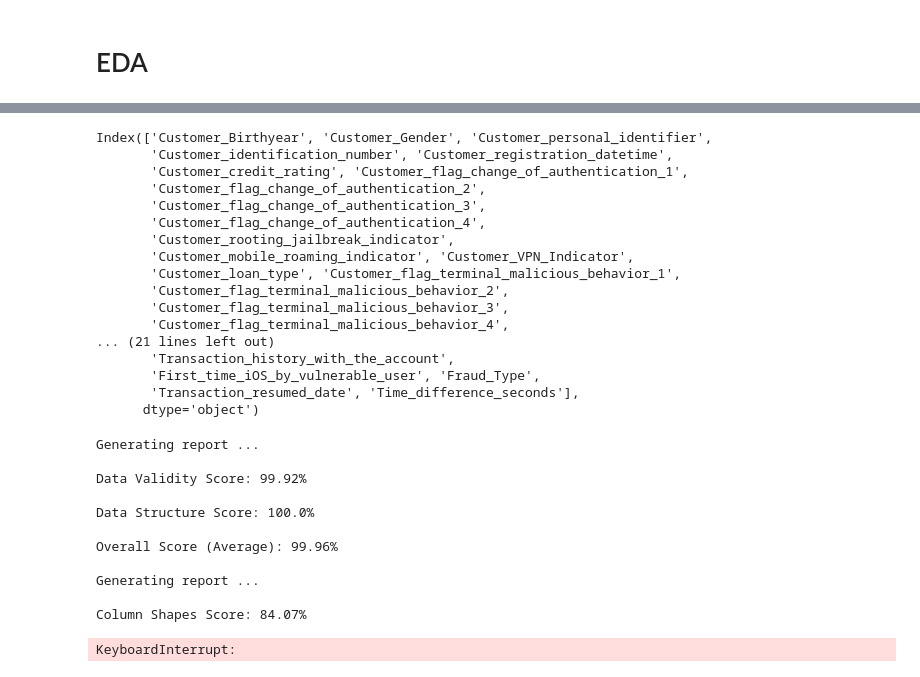
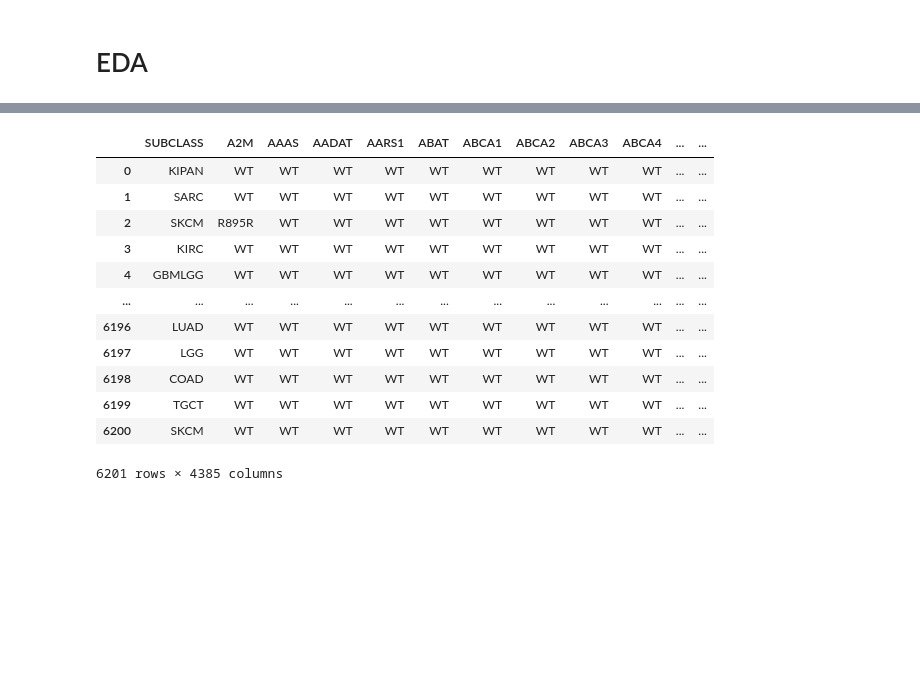
Before and after one commit to linusms/Dacon, a Jupyter notebook: 2024 생명연구자원 AI활용 경진대회/biology_EDA.ipynb, the cells around one changed output, grey strips where cells are left out. Drawn from its saved outputs; the diff is of its cells as text; code cells hidden in the pictures; blank space fills up the shorter version.

```diff
--- a/2024 생명연구자원 AI활용 경진대회/biology_EDA.ipynb
+++ b/2024 생명연구자원 AI활용 경진대회/biology_EDA.ipynb
@@ -31,5 +37,5 @@ warnings.filterwarnings('ignore')
 # %% [markdown]
 # EDA
 # %%
-train_all=pl.read_csv('./train.csv')
-train_all=pl.read_csv('./test.csv')
+train_all=pd.read_csv('./train.csv').drop(columns="ID")
+test_all=pd.read_csv('./test.csv')
@@ -241,60 +41,0 @@ Index(['Customer_Birthyear', 'Customer_Gender', 'Customer_personal_identifier',
-# %%
-train_new.columns
-# %% [output]
-Index(['Customer_Birthyear', 'Customer_Gender', 'Customer_personal_identifier',
-       'Customer_identification_number', 'Customer_registration_datetime',
-       'Customer_credit_rating', 'Customer_flag_change_of_authentication_1',
-       'Customer_flag_change_of_authentication_2',
-       'Customer_flag_change_of_authentication_3',
-       'Customer_flag_change_of_authentication_4',
-       'Customer_rooting_jailbreak_indicator',
-       'Customer_mobile_roaming_indicator', 'Customer_VPN_Indicator',
-       'Customer_loan_type', 'Customer_flag_terminal_malicious_behavior_1',
-       'Customer_flag_terminal_malicious_behavior_2',
-       'Customer_flag_terminal_malicious_behavior_3',
-       'Customer_flag_terminal_malicious_behavior_4',
-... (21 lines left out)
-       'Transaction_history_with_the_account',
-       'First_time_iOS_by_vulnerable_user', 'Fraud_Type',
-       'Transaction_resumed_date', 'Time_difference_seconds'],
-      dtype='object')
-# %%
-diagnostic_report = run_diagnostic(
-    real_data=train_new.drop(columns=['Time_difference']),
-    synthetic_data=all_synthetic_data_ctgan,
-    metadata=metadata)
-
-diagnostic_report.get_details(property_name='Data Validity')
-diagnostic_report.get_details(property_name='Data Structure')
-
-
-quality_report = evaluate_quality(
-    real_data=train_new.drop(columns=['Time_difference']),
-    synthetic_data=all_synthetic_data_ctgan,
-    metadata=metadata)
-
-quality_report.get_details(property_name='Column Shapes')
-quality_report.get_details(property_name='Column Pair Trends')
-
-quality_report.save(filepath=f'results/{datetime.now()}_quality_report.pkl')
-diagnostic_report.save(filepath=f'results/{datetime.now()}_diagnostic_report.pkl')
-
-synthesizer.save(
-    filepath=f'{datetime.now()}_ctgan_synthesizer.pkl'
-)
-
-fig = synthesizer.get_loss_values_plot()
-fig.show()
-# %% [output]
-Generating report ...
-
-Data Validity Score: 99.92%
-
-Data Structure Score: 100.0%
-
-Overall Score (Average): 99.96%
-
-Generating report ...
-
-Column Shapes Score: 84.07%
-KeyboardInterrupt:
@@ -382,0 +42,16 @@ fig.show()
+# %%
+train_all
+# %% [output]
+|  | SUBCLASS | A2M | AAAS | AADAT | AARS1 | ABAT | ABCA1 | ABCA2 | ABCA3 | ABCA4 | ... | ... |
+| 0 | KIPAN | WT | WT | WT | WT | WT | WT | WT | WT | WT | ... | ... |
+| 1 | SARC | WT | WT | WT | WT | WT | WT | WT | WT | WT | ... | ... |
+| 2 | SKCM | R895R | WT | WT | WT | WT | WT | WT | WT | WT | ... | ... |
+| 3 | KIRC | WT | WT | WT | WT | WT | WT | WT | WT | WT | ... | ... |
+| 4 | GBMLGG | WT | WT | WT | WT | WT | WT | WT | WT | WT | ... | ... |
+| ... | ... | ... | ... | ... | ... | ... | ... | ... | ... | ... | ... | ... |
+| 6196 | LUAD | WT | WT | WT | WT | WT | WT | WT | WT | WT | ... | ... |
+| 6197 | LGG | WT | WT | WT | WT | WT | WT | WT | WT | WT | ... | ... |
+| 6198 | COAD | WT | WT | WT | WT | WT | WT | WT | WT | WT | ... | ... |
+| 6199 | TGCT | WT | WT | WT | WT | WT | WT | WT | WT | WT | ... | ... |
+| 6200 | SKCM | WT | WT | WT | WT | WT | WT | WT | WT | WT | ... | ... |
+6201 rows × 4385 columns
```
Also changed, not shown: parts of 25 cells of this notebook.
